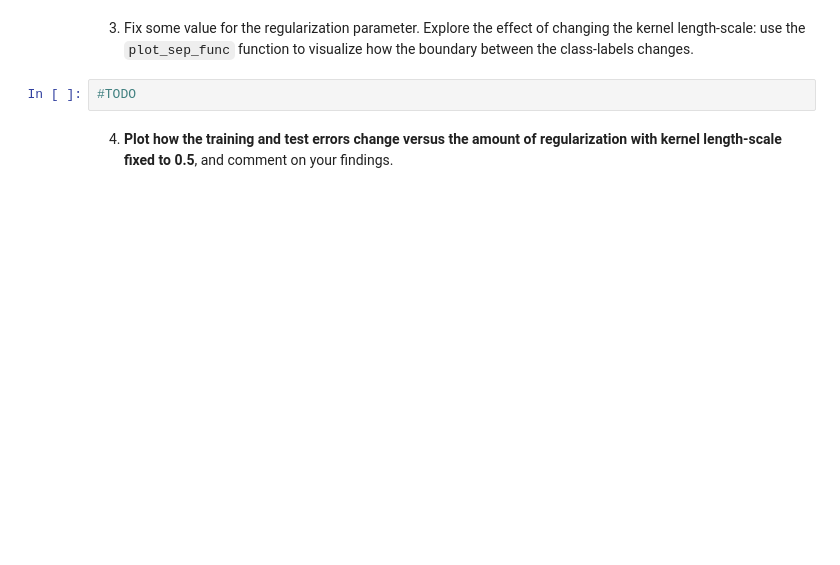
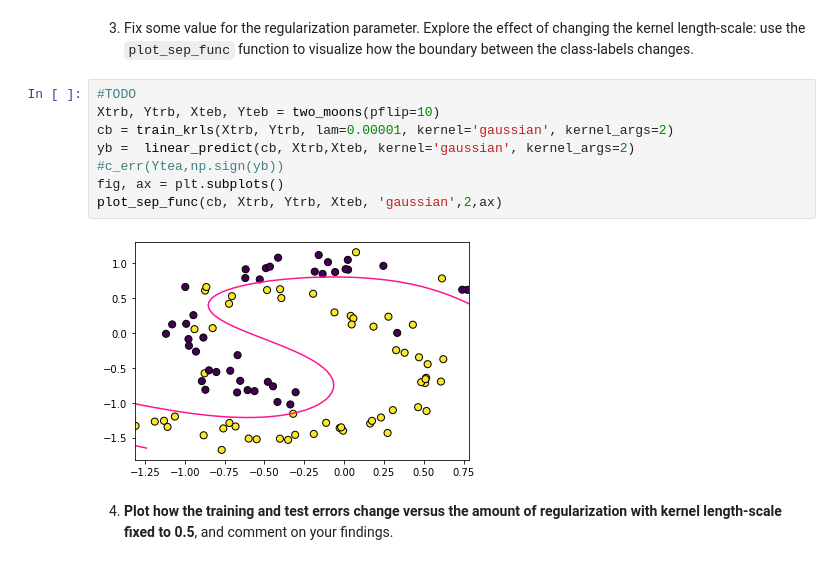
Before and after one commit to mosemb/AdvancedMachineLearning, a Jupyter notebook: lab2/Lab 2 - Kernel regularized least-squares and early stopping.ipynb, the cells around one changed output. Cells and saved outputs as stored; diff of their text form; blank space fills up the shorter version.

```diff
--- a/lab2/Lab 2 - Kernel regularized least-squares and early stopping.ipynb
+++ b/lab2/Lab 2 - Kernel regularized least-squares and early stopping.ipynb
@@ -78,6 +68,14 @@ array([-0.14246515, -0.26439922, -0.1753018 ,  0.20285727,  0.1306169 ,
 3. Fix some value for the regularization parameter. Explore the effect of changing the kernel length-scale: use the `plot_sep_func` function to visualize how the boundary between the class-labels changes.
 # %%
 #TODO
+Xtrb, Ytrb, Xteb, Yteb = two_moons(pflip=10)
+cb = train_krls(Xtrb, Ytrb, lam=0.00001, kernel='gaussian', kernel_args=2)
+yb =  linear_predict(cb, Xtrb,Xteb, kernel='gaussian', kernel_args=2)
+#c_err(Ytea,np.sign(yb))
+fig, ax = plt.subplots()
+plot_sep_func(cb, Xtrb, Ytrb, Xteb, 'gaussian',2,ax)
+# %% [output]
+[figure, added]
 # %% [markdown]
 4. **Plot how the training and test errors change versus the amount of regularization with kernel length-scale fixed to 0.5**, and comment on your findings.
 # %%
```
Also changed, not shown: parts of 14 cells of this notebook, 1 other file.
